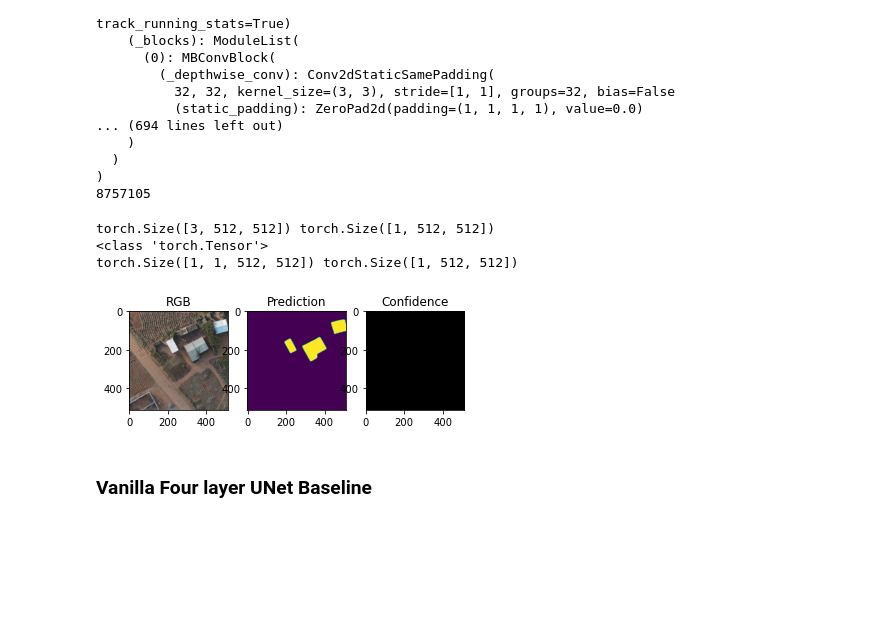
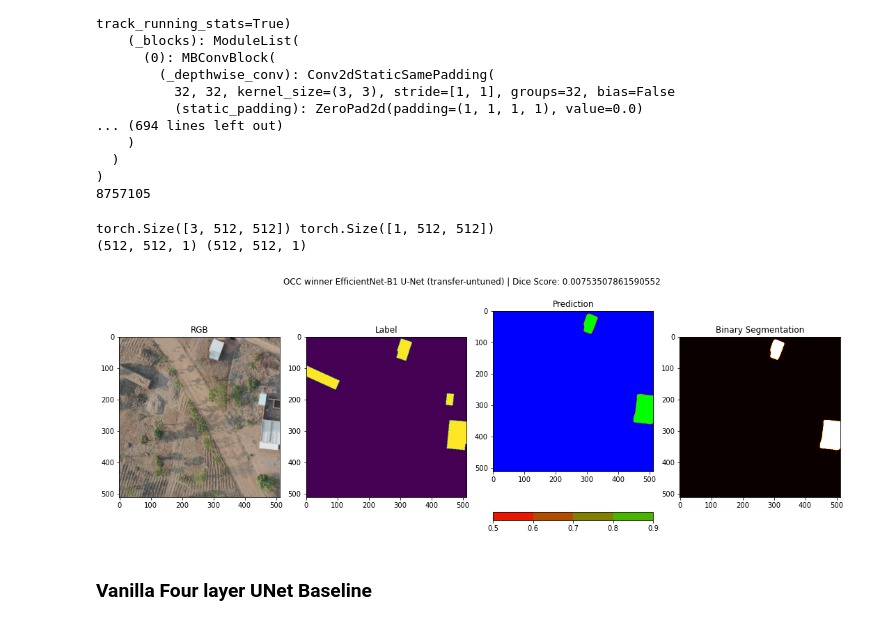
Before and after one commit to chrischank/HOTOSM_OAM_codeV2, a Jupyter notebook: test_model.ipynb, the cells around one changed output. Saved outputs shown, nothing was run; the diff lists cells and outputs as text; code cells hidden in the pictures; blank space fills up the shorter version.

Commit message:
plotting finalised with dice score

```diff
--- a/test_model.ipynb
+++ b/test_model.ipynb
@@ -138,52 +139,64 @@ Unet(
 # %%
 qubvelEB1_UNet.eval()
 
-# Testing a single pair of Image and Label
-
 img, lbl = test_pair[0], test_pair[1]
-img.to(device = device)
-lbl.to(device = device)
+img = img.to(device = device)
+lbl = lbl.to(device = device)
 print(img.shape, lbl.shape)
-print(type(img))
 
 with torch.no_grad():
     prediction = qubvelEB1_UNet(img.unsqueeze(0))
-    confidence = torch.argmax(prediction, 1)
+    prediction = prediction.squeeze(0).detach().cpu().numpy().transpose(1, 2, 0).astype(np.float32)
+    PILtest = Image.fromarray(prediction.squeeze(2))
+    PILtest.save("/home/chris/EB1-UNet_prediction.tif", format = "TIFF")
 
-print(prediction.shape, confidence.shape)
+    bin_seg = (prediction > 0.5).astype(np.float32)
+
+    lbl = test_pair[1].detach().cpu().numpy().transpose(1, 2, 0)
+
+    dice_score = 0
+    dice_score += (2 * (prediction * lbl).sum()) / ((prediction + lbl).sum() + 1e-8)
+
+print(prediction.shape, bin_seg.shape)
 
 # Plotting the RGB, Prediction, and Confidence
-fig = plt.figure()
-ax = fig.add_subplot(1, 3, 1)
+fig = plt.figure(figsize = (15, 6))
+ax = fig.add_subplot(1, 4, 1)
+fig.tight_layout(w_pad = 3)
+fig.suptitle("OCC winner EfficientNet-B1 U-Net (transfer-untuned) | Dice Score: {0}".format(dice_score))
 RGB = plt.imshow(test_pair[0].detach().cpu().numpy().transpose(1, 2, 0))
 ax.set_title('RGB')
 
-ax = fig.add_subplot(1, 3, 2)
-pred = plt.imshow(prediction.squeeze(0).detach().cpu().numpy().transpose(1, 2, 0))
+ax = fig.add_subplot(1, 4, 2)
+LBL = plt.imshow(lbl)
+ax.set_title('Label')
+
+ax = fig.add_subplot(1, 4, 3)
+pred = plt.imshow(prediction, cmap = "brg")
+plt.colorbar(boundaries = np.arange(0.5, 1.0, 0.1), ticks = np.arange(0.5, 1.0, 0.1),
+             orientation = "horizontal")
 ax.set_title('Prediction')
 
-ax = fig.add_subplot(1, 3, 3)
-conf = plt.imshow(confidence.detach().cpu().numpy().transpose(1, 2, 0), cmap = "nipy_spectral")
-#plt.colorbar(ticks = [0.1, 0.3, 0.5, 0.7], orientation = "vertical")
-ax.set_title('Confidence')
+ax = fig.add_subplot(1, 4, 4)
+bin = plt.imshow(bin_seg, cmap = "hot")
+ax.set_title('Binary Segmentation')
 
 # Testing a batch of 30
 
 # Pass the test set through
 test_loader = DataLoader(Test, batch_size = 1, shuffle = True)
 #test_results = []
 
 #for i, (imgs, labels) in enumerate(test_loader):
 #    imgs = imgs.to(device = device, dtype = torch.float32)
 #    labels = labels.to(device = device, dtype = torch.float32)
 #
 #    test_prediction = qubvelEB1_UNet(imgs)
 #    test_results.append(test_prediction)
 # %% [output]
 torch.Size([3, 512, 512]) torch.Size([1, 512, 512])
-<class 'torch.Tensor'>
-torch.Size([1, 1, 512, 512]) torch.Size([1, 512, 512])
+(512, 512, 1) (512, 512, 1)
-[figure, old version]
+[figure, new version]
 # %% [markdown]
 ### Vanilla Four layer UNet Baseline
 # %%
```
Also changed, not shown: parts of 5 cells of this notebook.
